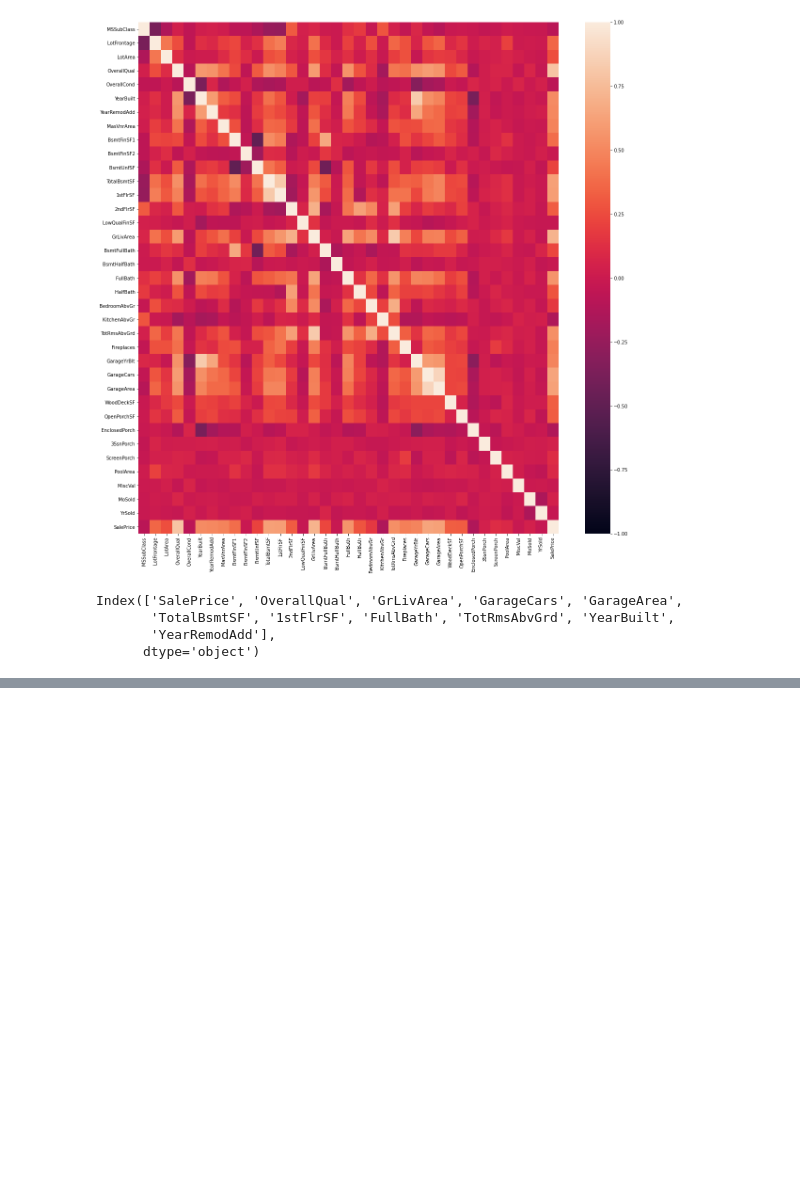
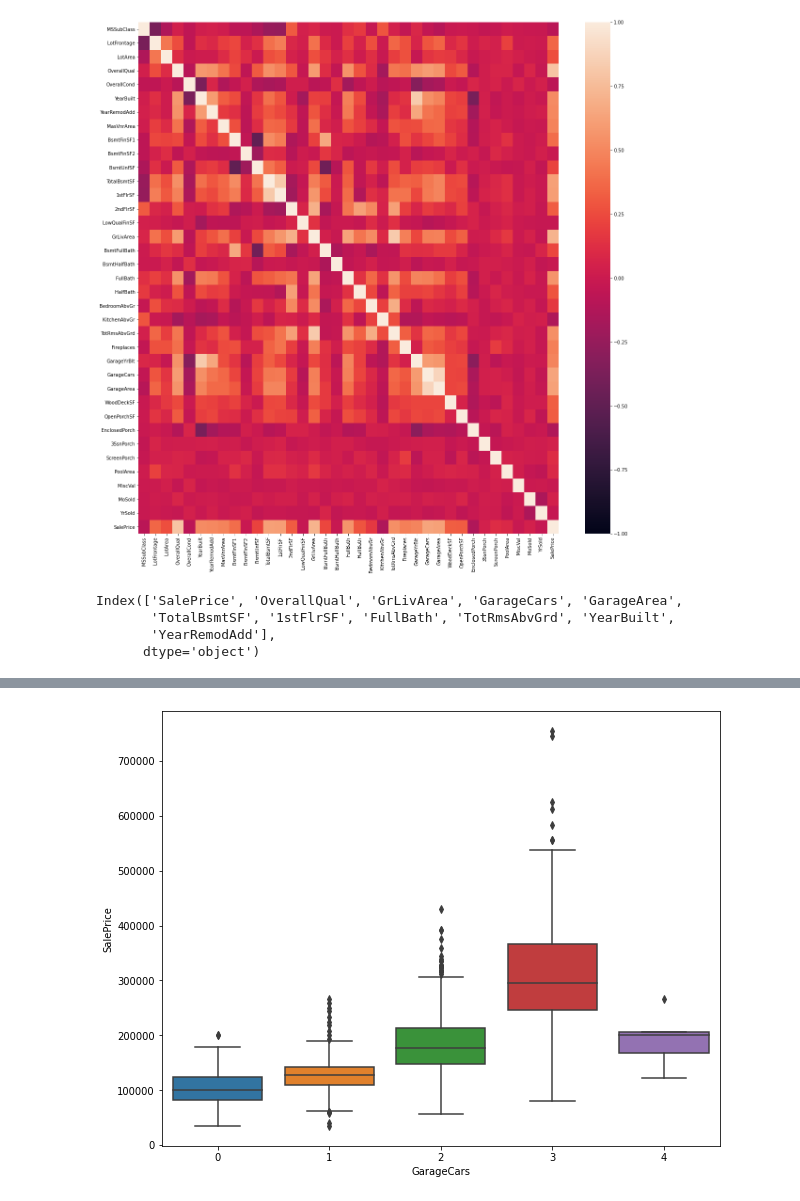
Before and after one commit to princeyyadav/CB-DS-LV-May21, a Jupyter notebook: DS/S27/eda.ipynb, the cells around one changed output, grey strips where cells are left out. Cells and saved outputs as stored; diff of their text form; code cells hidden in the pictures; blank space fills up the shorter version.

```diff
--- a/DS/S27/eda.ipynb
+++ b/DS/S27/eda.ipynb
@@ -145,0 +185,6 @@ Index(['SalePrice', 'OverallQual', 'GrLivArea', 'GarageCars', 'GarageArea',
+# %%
+plt.figure(figsize=(10,8))
+sns.boxplot(data=train, x='GarageCars', y='SalePrice')
+plt.show()
+# %% [output]
+[figure, added]
```
Also changed, not shown: parts of 40 cells of this notebook.
